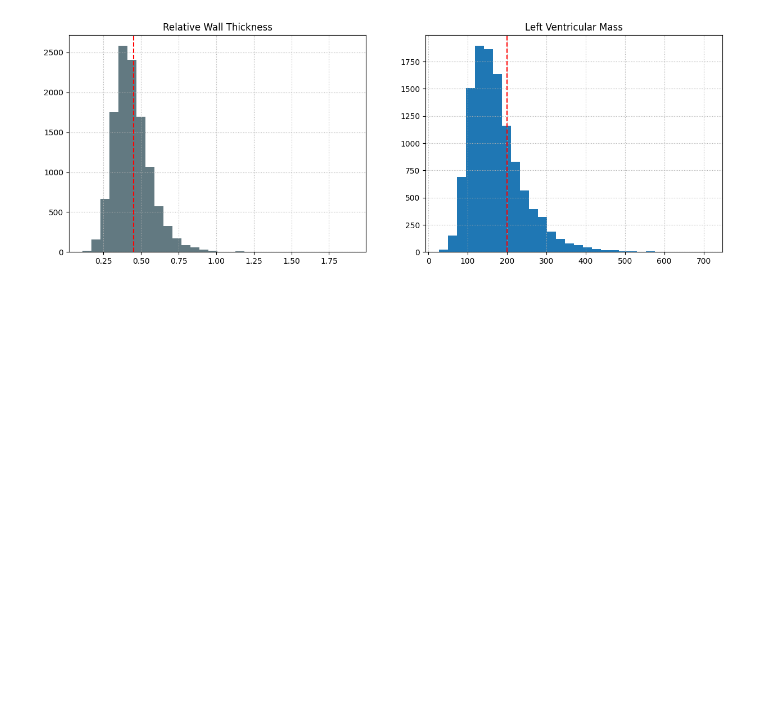
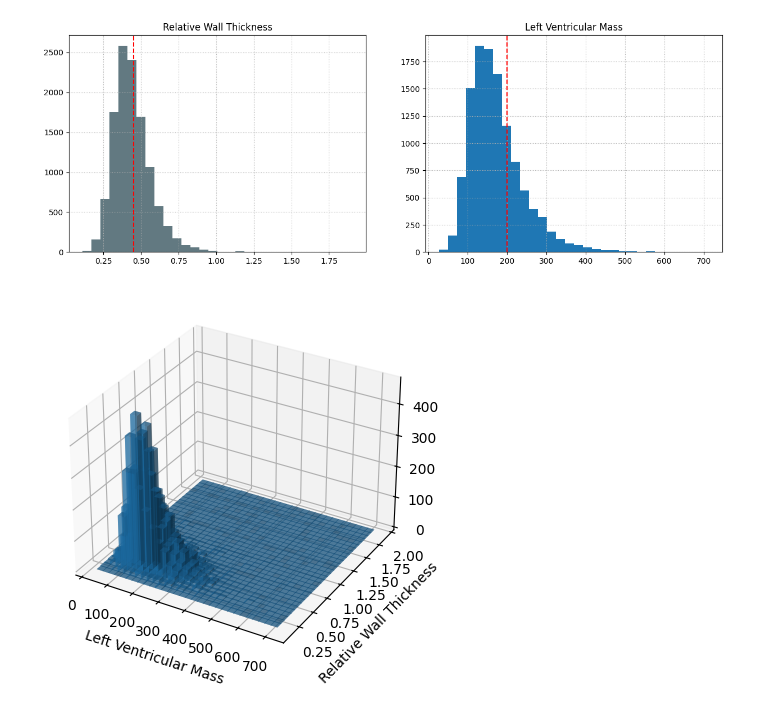
Before and after one commit to AngeloLasala/Echocardiography, a Jupyter notebook: echocardiography/regression/visualization.ipynb, the cells around one changed output. Drawn from its saved outputs; the diff is of its cells as text; code cells hidden in the pictures; blank space fills up the shorter version.

```diff
--- a/echocardiography/regression/visualization.ipynb
+++ b/echocardiography/regression/visualization.ipynb
@@ -6,7 +6,7 @@ import cv2
 import pandas as pd
 import matplotlib.pyplot as plt
 # %%
-dataset_dir = "/media/angelo/OS/Users/lasal/Desktop/Phd notes/Echocardiografy/EchoNet-LVH"
+dataset_dir = "/media/angelo/OS/Users/lasal/OneDrive - Scuola Superiore Sant'Anna/Desktop/Phd notes/Echocardiografy/EchoNet-LVH"
 print(os.listdir(dataset_dir))
 
 ## ECconet-LVH is composed by 5 folders: 4 'Batch' with video and 'MeasurementsList.csv' with the label
@@ -42,6 +42,7 @@ patients = label['HashedFileName'].unique()
 rwt_list = []
 lv_mass_list = []
 relative_distance_list = []
+hypertrofy_list = []
 for patient in patients:
     patient_label = label[label['HashedFileName'] == patient]
     ivsd = patient_label[patient_label['Calc'] == 'IVSd']['CalcValue'].values
@@ -80,6 +81,7 @@ for patient in patients:
         rwt_list.append(rwt)
         lv_mass_list.append(lv_mass)
         relative_distance_list.append(relative_distance)
+        hypertrofy_list.append([lv_mass, rwt])
     print('==============================================')
 # %% [output]
 rwt: 0.3039652238092117, lv_mass: 166.035656100224
@@ -113,3 +114,33 @@ ax[1].set_title('Left Ventricular Mass')
 ax[1].grid(linestyle='dotted')
 # %% [output]
 [figure]
+# %%
+
+fig = plt.figure()
+ax = fig.add_subplot(projection='3d')
+x = np.array(hypertrofy_list)[:, 0] # Left Ventricular Mass
+y = np.array(hypertrofy_list)[:, 1] # Relative Wall Thickness
+
+hist, xedges, yedges = np.histogram2d(x, y, bins=30)
+
+# Construct arrays for the anchor positions of the 16 bars.
+xpos, ypos = np.meshgrid(xedges[:-1] + 0., yedges[:-1] + 0., indexing="ij")
+xpos = xpos.ravel()
+ypos = ypos.ravel()
+zpos = 0
+
+# Construct arrays with the dimensions for the 16 bars.
+dy = 0.07 * np.ones_like(zpos)
+dx = 25 * np.ones_like(zpos)
+dz = hist.ravel()
+
+
+
+ax.bar3d(xpos, ypos, zpos, dx, dy, dz, zsort='average', alpha=0.5)
+ax.set_xlabel('Left Ventricular Mass')
+ax.set_ylabel('Relative Wall Thickness')
+
+
+plt.show()
+# %% [output]
+[figure, added]
```
Also changed, not shown: parts of 1 cell of this notebook, 4 other files.
